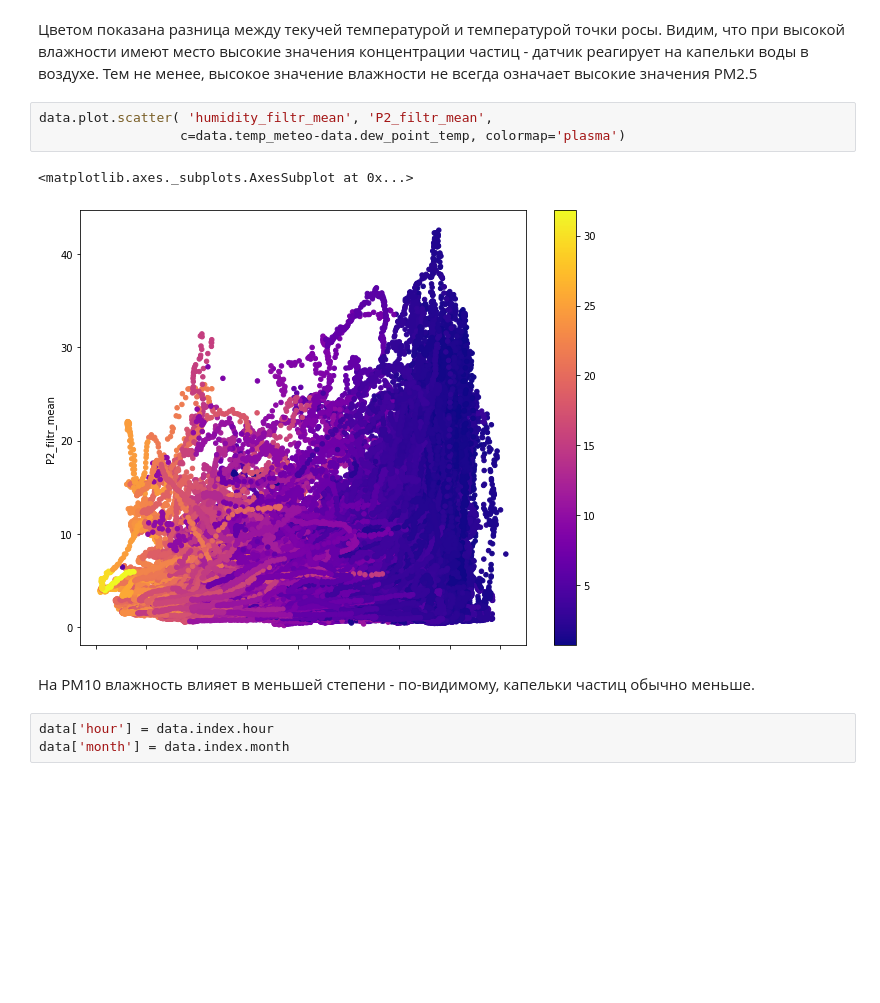
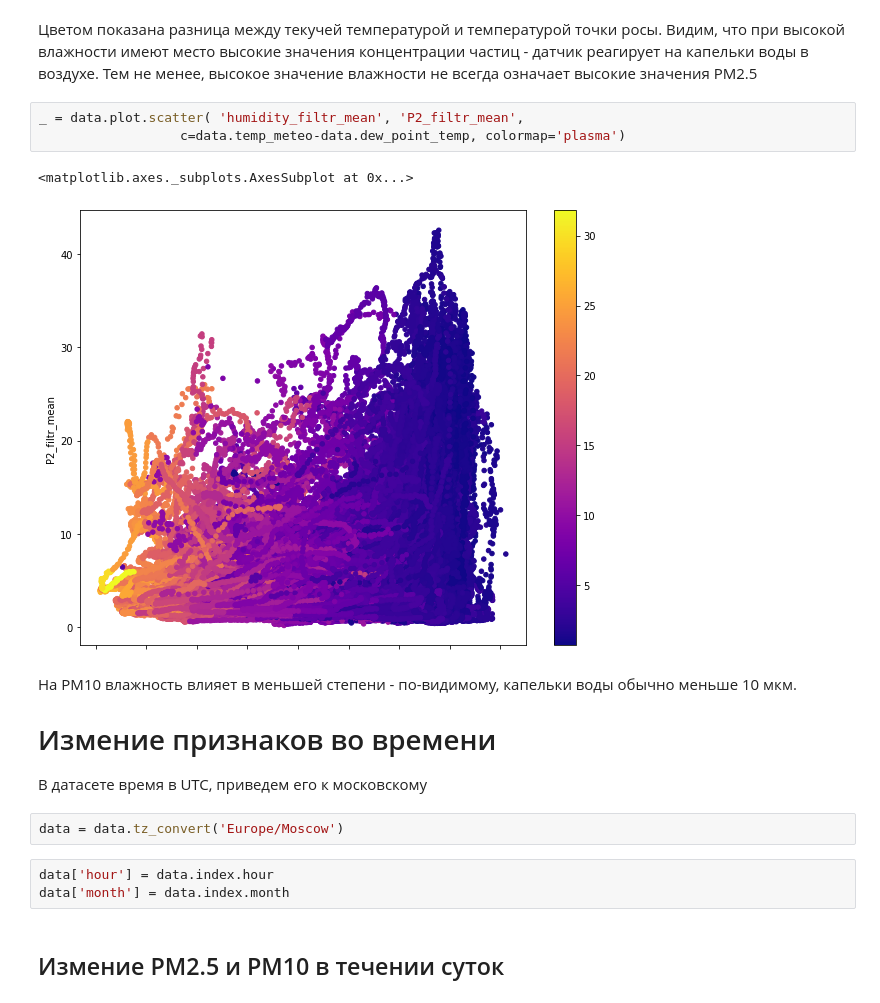
Before and after one commit to aerubanov/Proj_Air_Quality, a Jupyter notebook: notebooks/EDA.ipynb, the cells around one changed output. Cells and saved outputs as stored; diff of their text form; blank space fills up the shorter version.

```diff
--- a/notebooks/EDA.ipynb
+++ b/notebooks/EDA.ipynb
@@ -127,13 +127,19 @@ _ = data.plot.scatter( 'humidity_filtr_mean', 'P1_filtr_mean',
 # %% [markdown]
 Цветом показана разница между текучей температурой и температурой точки росы. Видим, что при высокой влажности имеют место высокие значения концентрации частиц - датчик реагирует на капельки воды в воздухе. Тем не менее, высокое значение влажности не всегда означает высокие значения PM2.5
 # %%
-data.plot.scatter( 'humidity_filtr_mean', 'P2_filtr_mean',
+_ = data.plot.scatter( 'humidity_filtr_mean', 'P2_filtr_mean',
                   c=data.temp_meteo-data.dew_point_temp, colormap='plasma')
 # %% [output]
 <matplotlib.axes._subplots.AxesSubplot at 0x...>
-[figure, old version]
+[figure, new version]
 # %% [markdown]
-На PM10 влажность влияет в меньшей степени - по-видимому, капельки частиц обычно меньше.
+На PM10 влажность влияет в меньшей степени - по-видимому, капельки воды обычно меньше 10 мкм.
+# Измение признаков во времени
+В датасете время в UTC, приведем его к московскому
+# %%
+data = data.tz_convert('Europe/Moscow')
 # %%
 data['hour'] = data.index.hour
 data['month'] = data.index.month
+# %% [markdown]
+## Измение PM2.5 и PM10 в течении суток
```
Also changed, not shown: parts of 31 cells of this notebook.
